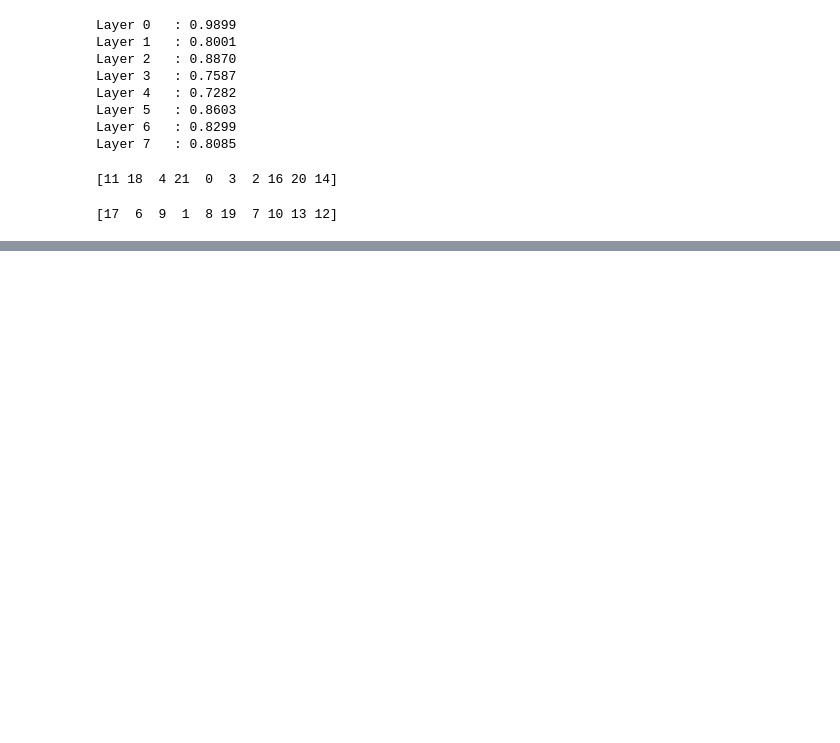
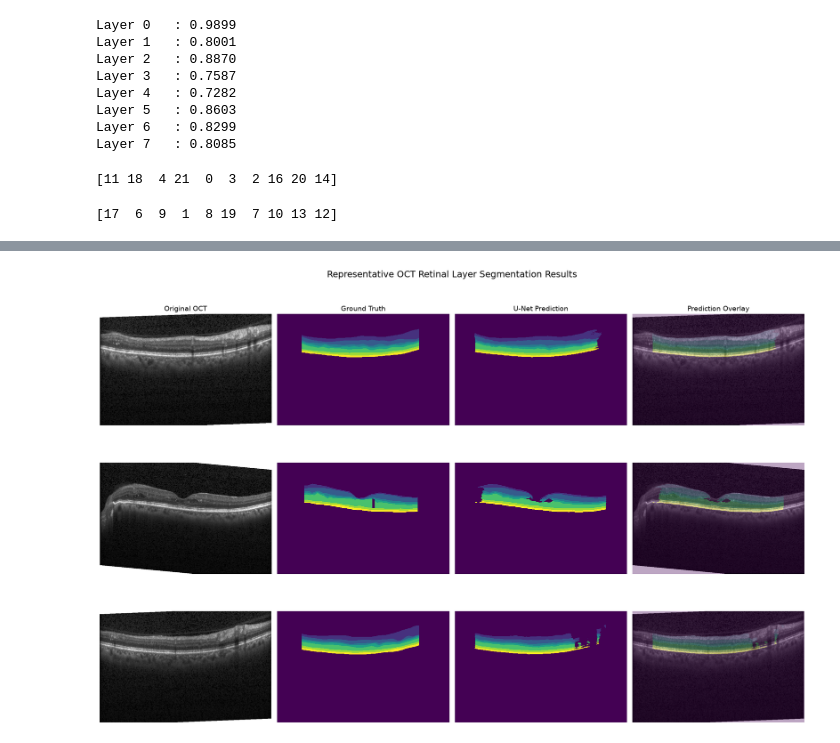
Before and after one commit to Strange-Philip/oct-retinal-layer-segmentation, a Jupyter notebook: notebooks/08_evaluation.ipynb, the cells around one changed output, grey strips where cells are left out. Drawn from its saved outputs; the diff is of its cells as text; code cells hidden in the pictures; blank space fills up the shorter version.

```diff
--- a/notebooks/08_evaluation.ipynb
+++ b/notebooks/08_evaluation.ipynb
@@ -237,0 +390,86 @@ print(best)
+# %%
+from pathlib import Path
+
+Path("../figures").mkdir(
+    parents=True,
+    exist_ok=True
+)
+
+fig, axes = plt.subplots(
+    3,
+    4,
+    figsize=(20, 14)
+)
+
+for row, label in enumerate(["Best", "Average", "Worst"]):
+
+    result = results[label]
+
+    image = result["image"]
+    mask = result["mask"]
+    prediction = result["prediction"]
+    dice = result["dice"]
+
+    axes[row, 0].imshow(
+        image,
+        cmap="gray"
+    )
+
+    axes[row, 1].imshow(
+        mask,
+        interpolation="nearest"
+    )
+
+    axes[row, 2].imshow(
+        prediction,
+        interpolation="nearest"
+    )
+
+    axes[row, 3].imshow(
+        image,
+        cmap="gray"
+    )
+
+    axes[row, 3].imshow(
+        prediction,
+        alpha=0.35,
+        interpolation="nearest"
+    )
+
+    axes[row, 0].set_ylabel(
+        f"{label}\nDice = {dice:.3f}",
+        fontsize=12
+    )
+
+titles = [
+    "Original OCT",
+    "Ground Truth",
+    "U-Net Prediction",
+    "Prediction Overlay",
+]
+
+for col, title in enumerate(titles):
+    axes[0, col].set_title(
+        title,
+        fontsize=14
+    )
+
+for ax in axes.flat:
+    ax.axis("off")
+
+plt.suptitle(
+    "Representative OCT Retinal Layer Segmentation Results",
+    fontsize=18
+)
+
+plt.tight_layout()
+
+plt.savefig(
+    "../figures/representative_segmentation_results.png",
+    dpi=300,
+    bbox_inches="tight"
+)
+
+plt.show()
+# %% [output]
+[figure, added]
```
Also changed, not shown: parts of 2 cells of this notebook, 4 other files.
